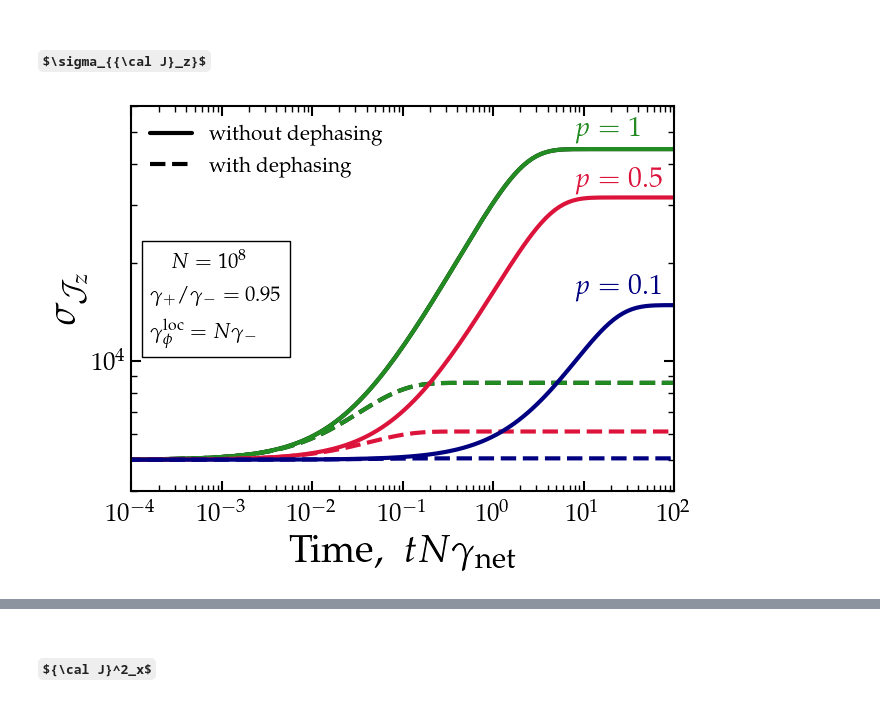
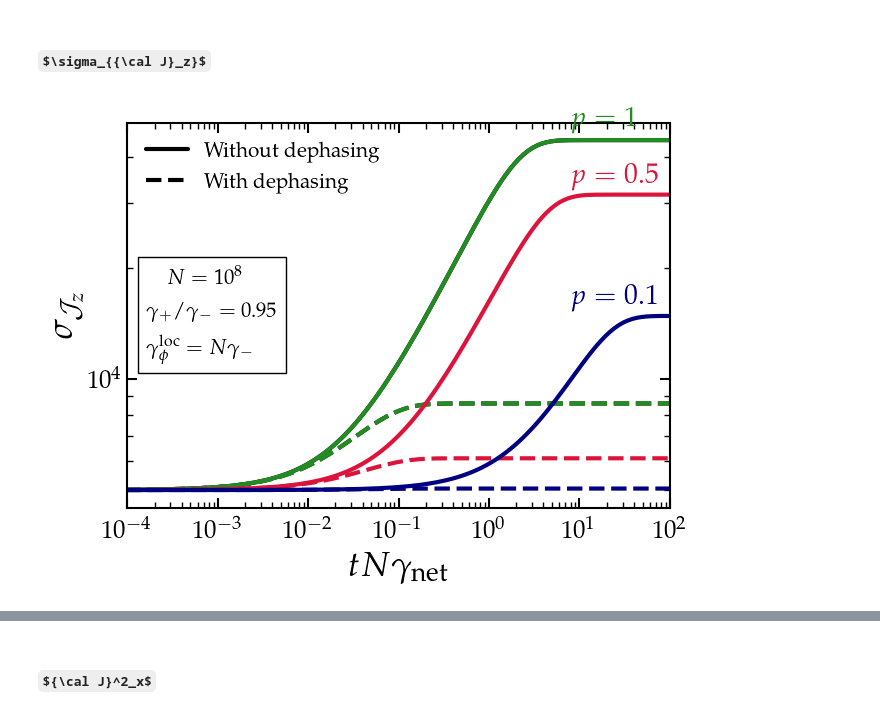
Before and after one commit to gpierobon/pyOpenNu, a Jupyter notebook: notebooks/Solutions.ipynb, the cells around one changed output, grey strips where cells are left out. Drawn from its saved outputs; the diff is of its cells as text; code cells hidden in the pictures; some formulas as TeX source.

```diff
--- a/notebooks/Solutions.ipynb
+++ b/notebooks/Solutions.ipynb
@@ -245,37 +249,37 @@ t, j2, s2, = on.solve(Ncode, p_init=1, gp_ratio=gpr, tf=tf, ti=ti, gd_ratio=0)
 t, j3, s3, = on.solve(Ncode, p_init=0.1, gp_ratio=gpr, tf=tf, ti=ti, gd_ratio=Ncode)
 t, j4, s4, = on.solve(Ncode, p_init=0.5, gp_ratio=gpr, tf=tf, ti=ti, gd_ratio=Ncode)
 t, j5, s5, = on.solve(Ncode, p_init=1, gp_ratio=gpr, tf=tf, ti=ti, gd_ratio=Ncode)
 
-plt.loglog(t*(1-gpr), np.abs(s2)/norm, label=r'without dephasing', c='k')
-plt.loglog(t*(1-gpr), np.abs(s5)/norm, label=r'with dephasing', c='k', ls='--')
+plt.loglog(t*(1-gpr), np.abs(s2)/norm, label=r'Without dephasing', c='k')
+plt.loglog(t*(1-gpr), np.abs(s5)/norm, label=r'With dephasing', c='k', ls='--')
 
 plt.loglog(t*(1-gpr), np.abs(s2)/norm, c=c1)
 plt.loglog(t*(1-gpr), np.abs(s5)/norm, c=c1, ls='--')
 
 plt.loglog(t*(1-gpr), np.abs(s1)/norm, c=c2)
 plt.loglog(t*(1-gpr), np.abs(s4)/norm, c=c2, ls='--')
 plt.loglog(t*(1-gpr), np.abs(s0)/norm, c=c3)
 plt.loglog(t*(1-gpr), np.abs(s3)/norm, c=c3, ls='--')
 
 plt.xlim(1e-4, 1e2)
-plt.ylim(4e3, 6e4)
-plt.xlabel(r'Time, ~$tN\gamma_{\rm net}$', fontsize=28)
-plt.ylabel(r'$\sigma_{{\cal J}_z}$', fontsize=28)
+# plt.ylim(4e3, 6e4)
+plt.xlabel(r'$tN\gamma_{\rm net}$', fontsize=25)
+plt.ylabel(r'$\sigma_{{\cal J}_z}$', fontsize=25)
 
 plt.text(8, 4.85e4, r'$p=1$', c=c1)
 plt.text(8, 3.4e4,  r'$p=0.5$', c=c2)
 plt.text(8, 1.6e4, r'$p=0.1$', c=c3)
 
 text_box = AnchoredText(
     #fr"$N=10^8$\\~\\~~$\gamma_+/\gamma_-=0.95$",
     r"$N=10^8$\\~\\~~$\gamma_+/\gamma_-=0.95$~\\~\\~~$\gamma^{\rm loc}_\phi=N\gamma_-$",
     loc='center left',
     frameon=True,
     prop=dict(size=15)
 )
 ax.add_artist(text_box)
 plt.legend(loc=2)
 plt.show()
-fig.savefig(main_dir+'plots/sigmaz_p.pdf', bbox_inches='tight')
+#fig.savefig(main_dir+'plots/sigmaz_p.pdf', bbox_inches='tight')
 # %% [output]
-[figure, old version]
+[figure, new version]
```
Also changed, not shown: parts of 8 cells of this notebook, 2 other files.
